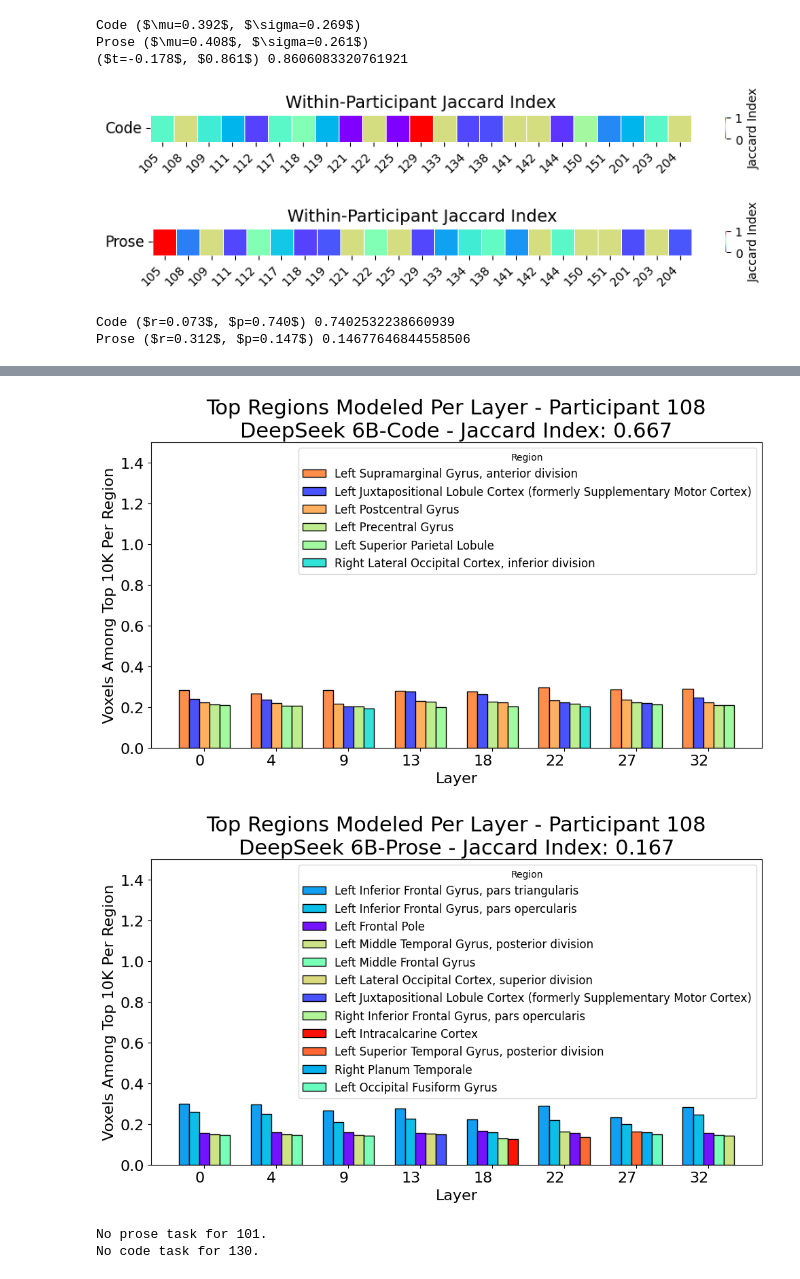
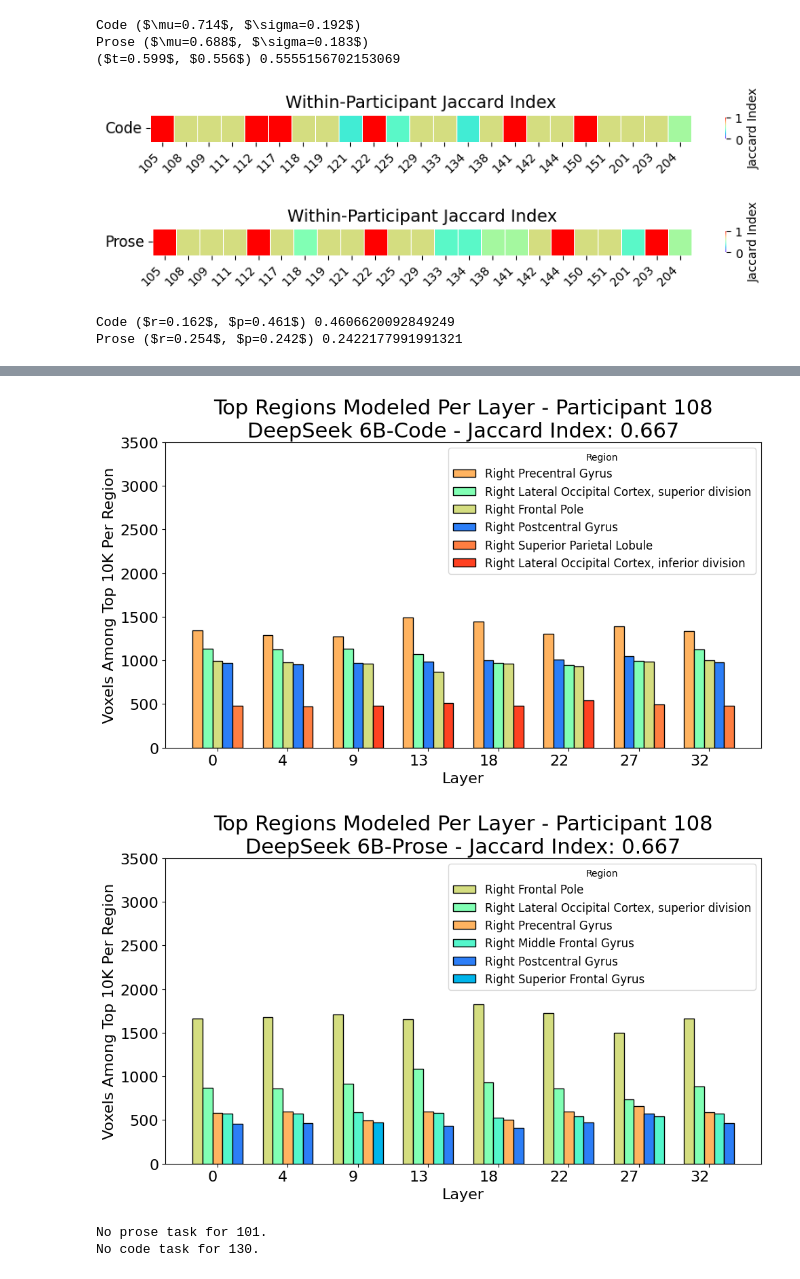
Before and after one commit to largehappygroup/fmri_model, a Jupyter notebook: analysis/fir/rq3_layer_comparison.ipynb, the cells around one changed output, grey strips where cells are left out. Drawn from its saved outputs; the diff is of its cells as text; code cells hidden in the pictures.

Commit message:
mapping straight from voxels to harvard oxford atlas coordinates, instead of using schaefer atlas as a mediary

```diff
--- a/analysis/fir/rq3_layer_comparison.ipynb
+++ b/analysis/fir/rq3_layer_comparison.ipynb
@@ -133,10 +165,12 @@ for vip in important_participants:
             (records['ndelays'] == 'ndelays_10') &
             (records['model'] == 'deepseek_6b'))
     for (model, task), df in records[mask].groupby(['model', 'task']):
-        temp = df['top_parcels'].apply(lambda row: [translate_to_region_names(el, schaefer_parcel_labels) for el in row])
-        df['top_HarvOx_regions'] = temp.apply(lambda row: dict(Counter(row)))
-        df['top_HarvOx_regions'] = df['top_HarvOx_regions'].apply(lambda row: convert_HarvOx_counts_to_proportions(row))
-        df['top_five_regions'] = df['top_HarvOx_regions'].apply(lambda row: get_top_five_regions(row))
+        # temp = df['top_parcels'].apply(lambda row: [translate_to_region_names(el, schaefer_parcel_labels) for el in row])
+        df['top_region_counts'] = df['top_regions'].apply(lambda row: dict(Counter(row)))
+        df['top_five_regions'] = df['top_region_counts'].apply(lambda row: get_top_five_regions(row))
+        # df['top_HarvOx_regions'] = temp.apply(lambda row: dict(Counter(row)))
+        # df['top_HarvOx_regions'] = df['top_HarvOx_regions'].apply(lambda row: convert_HarvOx_counts_to_proportions(row))
+        # df['top_five_regions'] = df['top_HarvOx_regions'].apply(lambda row: get_top_five_regions(row))
 
         for top_five in df['top_five_regions']:
             all_regions_global.update(top_five.keys())
@@ -158,10 +192,13 @@ for p in participants:
             (records['ndelays'] == 'ndelays_10') &
             (records['model'] == 'deepseek_6b'))
     for (model, task), df in records[mask].groupby(['model', 'task']):
-        temp = df['top_parcels'].apply(lambda row: [translate_to_region_names(el, schaefer_parcel_labels) for el in row])
-        df['top_HarvOx_regions'] = temp.apply(lambda row: dict(Counter(row)))
-        df['top_HarvOx_regions'] = df['top_HarvOx_regions'].apply(lambda row: convert_HarvOx_counts_to_proportions(row))
-        df['top_five_regions'] = df['top_HarvOx_regions'].apply(lambda row: get_top_five_regions(row))
+        # temp = df['top_parcels'].apply(lambda row: [translate_to_region_names(el, schaefer_parcel_labels) for el in row])
+        df['top_region_counts'] = df['top_regions'].apply(lambda row: dict(Counter(row)))
+        df['top_five_regions'] = df['top_region_counts'].apply(lambda row: get_top_five_regions(row))
+
+        # df['top_HarvOx_regions'] = temp.apply(lambda row: dict(Counter(row)))
+        # df['top_HarvOx_regions'] = df['top_HarvOx_regions'].apply(lambda row: convert_HarvOx_counts_to_proportions(row))
+        # df['top_five_regions'] = df['top_HarvOx_regions'].apply(lambda row: get_top_five_regions(row))
         filtered = df[['layer', 'top_five_regions']].copy()
         filtered = filtered.sort_values('layer', key=lambda col: col.map(lambda x: int(x.split('_')[1])))
         jaccard_index = compute_jaccard(filtered)
@@ -176,9 +213,9 @@ for task in ['code', 'prose']:
 t,p = stats.ttest_rel(list(jaccards['code'].values()), list(jaccards['prose'].values()))
 print(f"($t={t:.3f}$, ${p:.3f}$)", p)
 # %% [output]
-Code ($\mu=0.392$, $\sigma=0.269$)
-Prose ($\mu=0.408$, $\sigma=0.261$)
-($t=-0.178$, $0.861$) 0.8606083320761921
+Code ($\mu=0.714$, $\sigma=0.192$)
+Prose ($\mu=0.688$, $\sigma=0.183$)
+($t=0.599$, $0.556$) 0.5555156702153069
 # %%
 # participants = sorted(
 #     set(jaccards['code'].keys()) & set(jaccards['prose'].keys()),
@@ -215,8 +252,8 @@ for task in ['code', 'prose']:
     plt.savefig(f'/tank/home/zachkaras/fmri_model_data/plots/jaccard_vector_heatmap_deepseek6b_{task}.png', dpi=200)
     plt.show()
 # %% [output]
-[figure, old version]
+[figure, new version]
-[figure, old version]
+[figure, new version]
 # %%
 def calculate_correlation(task):
 
@@ -237,8 +274,8 @@ def calculate_correlation(task):
 calculate_correlation('code')
 calculate_correlation('prose')
 # %% [output]
-Code ($r=0.073$, $p=0.740$) 0.7402532238660939
-Prose ($r=0.312$, $p=0.147$) 0.14677646844558506
+Code ($r=0.162$, $p=0.461$) 0.4606620092849249
+Prose ($r=0.254$, $p=0.242$) 0.2422177991991321
 # %%
 
 for vip in important_participants:
@@ -247,10 +284,13 @@ for vip in important_participants:
             (records['ndelays'] == 'ndelays_10') &
             (records['model'] == 'deepseek_6b'))
     for (model, task), df in records[mask].groupby(['model', 'task']):
-        temp = df['top_parcels'].apply(lambda row: [translate_to_region_names(el, schaefer_parcel_labels) for el in row])
-        df['top_HarvOx_regions'] = temp.apply(lambda row: dict(Counter(row)))
-        df['top_HarvOx_regions'] = df['top_HarvOx_regions'].apply(lambda row: convert_HarvOx_counts_to_proportions(row))
-        df['top_five_regions'] = df['top_HarvOx_regions'].apply(lambda row: get_top_five_regions(row))
+        df['top_region_counts'] = df['top_regions'].apply(lambda row: dict(Counter(row)))
+        df['top_five_regions'] = df['top_region_counts'].apply(lambda row: get_top_five_regions(row))
+
+        # temp = df['top_parcels'].apply(lambda row: [translate_to_region_names(el, schaefer_parcel_labels) for el in row])
+        # df['top_HarvOx_regions'] = temp.apply(lambda row: dict(Counter(row)))
+        # df['top_HarvOx_regions'] = df['top_HarvOx_regions'].apply(lambda row: convert_HarvOx_counts_to_proportions(row))
+        # df['top_five_regions'] = df['top_HarvOx_regions'].apply(lambda row: get_top_five_regions(row))
         filtered = df[['layer', 'top_five_regions']].copy()
         filtered = filtered.sort_values('layer', key=lambda col: col.map(lambda x: int(x.split('_')[1])))
         jaccard_index = compute_jaccard(filtered)
@@ -265,5 +305,5 @@ for vip in important_participants:
-[figure, old version]
+[figure, new version]
-[figure, old version]
+[figure, new version]
 # %%
 top_five_regions = {
     'code' : {},
```
Also changed, not shown: parts of 9 cells of this notebook, 3 other files.
